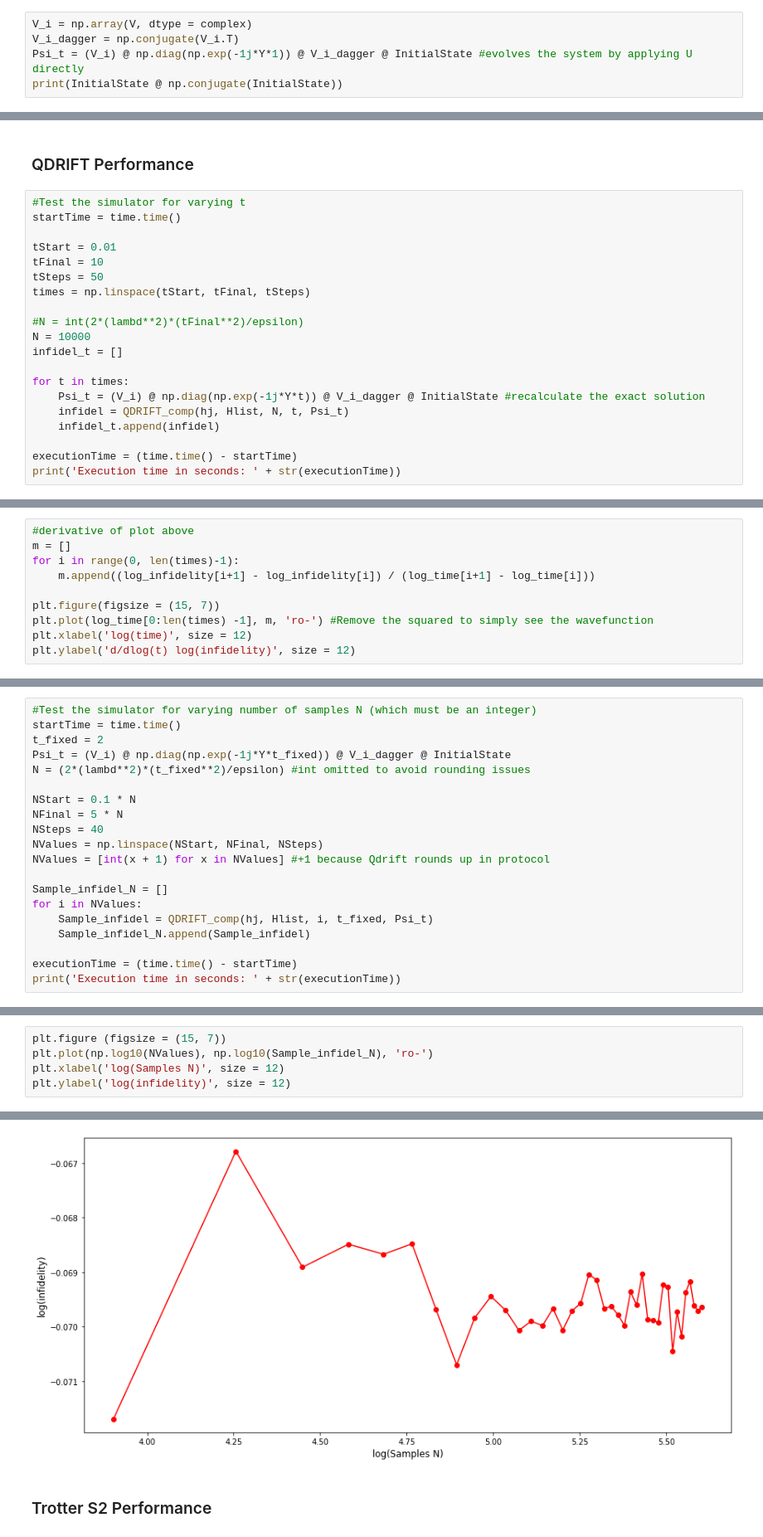
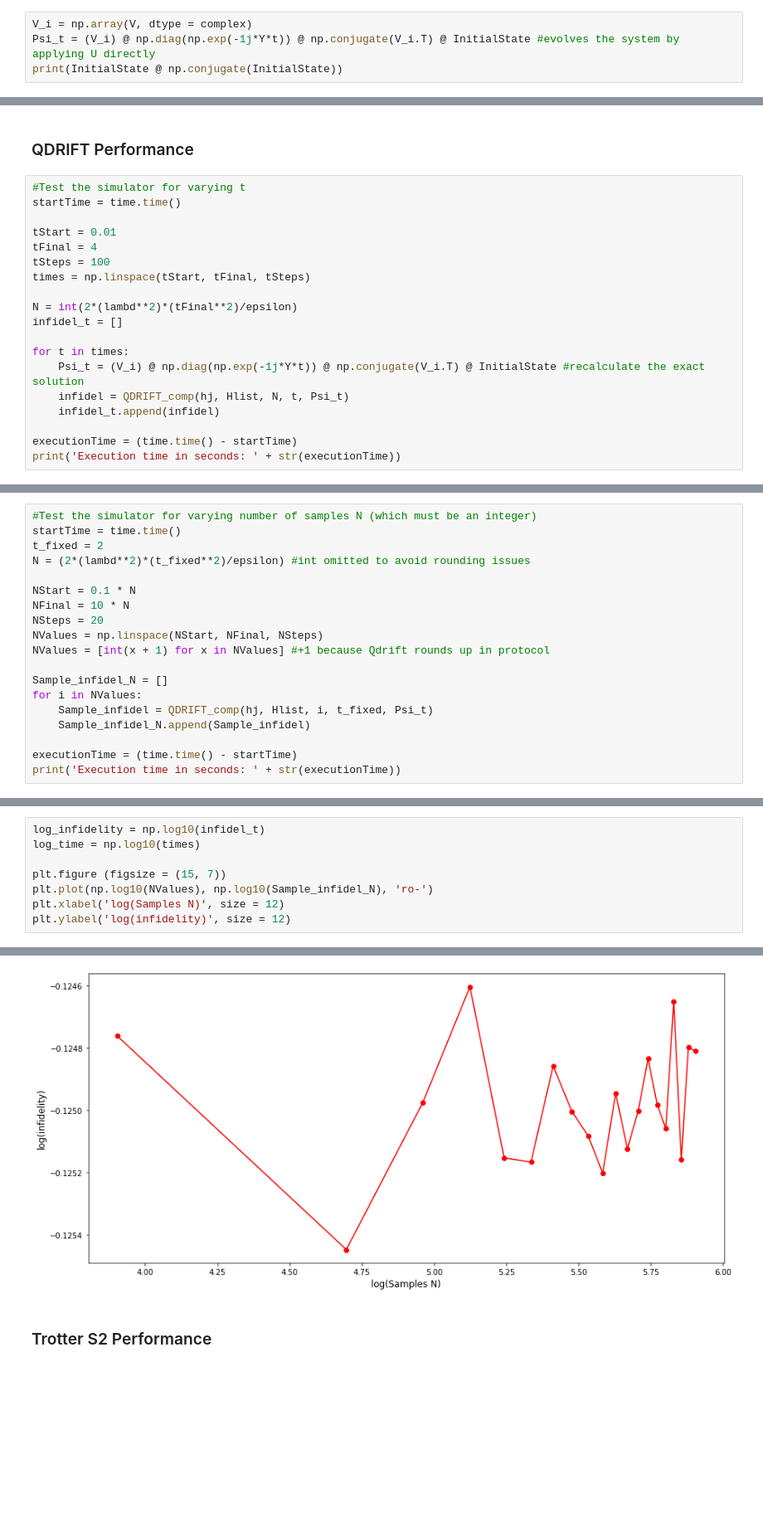
Before and after one commit to mattp97/Trotter-Qdrift-Simulation, a Jupyter notebook: Hybridized Simulation Jellium.ipynb, the cells around one changed output, grey strips where cells are left out. Shown at 83% size. Cells and saved outputs as stored; diff of their text form; blank space fills up the shorter version.

```diff
--- a/Hybridized Simulation Jellium.ipynb
+++ b/Hybridized Simulation Jellium.ipynb
@@ -235,7 +225,6 @@ print(Y)
 # %%
 V_i = np.array(V, dtype = complex)
-V_i_dagger = np.conjugate(V_i.T)
-Psi_t = (V_i) @ np.diag(np.exp(-1j*Y*1)) @ V_i_dagger @ InitialState #evolves the system by applying U directly
+Psi_t = (V_i) @ np.diag(np.exp(-1j*Y*t)) @ np.conjugate(V_i.T) @ InitialState #evolves the system by applying U directly
 print(InitialState @ np.conjugate(InitialState))
 # %% [output]
 0.9999999999999998
@@ -246,16 +243,15 @@ print(InitialState @ np.conjugate(InitialState))
 startTime = time.time()
 
 tStart = 0.01
-tFinal = 10
-tSteps = 50
+tFinal = 4
+tSteps = 100
 times = np.linspace(tStart, tFinal, tSteps)
 
-#N = int(2*(lambd**2)*(tFinal**2)/epsilon)
-N = 10000
+N = int(2*(lambd**2)*(tFinal**2)/epsilon)
 infidel_t = []
 
 for t in times:
-    Psi_t = (V_i) @ np.diag(np.exp(-1j*Y*t)) @ V_i_dagger @ InitialState #recalculate the exact solution
+    Psi_t = (V_i) @ np.diag(np.exp(-1j*Y*t)) @ np.conjugate(V_i.T) @ InitialState #recalculate the exact solution
     infidel = QDRIFT_comp(hj, Hlist, N, t, Psi_t)
     infidel_t.append(infidel)
 
@@ -280,10 +274,0 @@ Text(0, 0.5, 'log(infidelity)')
-# %%
-#derivative of plot above
-m = []
-for i in range(0, len(times)-1):
-    m.append((log_infidelity[i+1] - log_infidelity[i]) / (log_time[i+1] - log_time[i]))
-
-plt.figure(figsize = (15, 7))
-plt.plot(log_time[0:len(times) -1], m, 'ro-') #Remove the squared to simply see the wavefunction
-plt.xlabel('log(time)', size = 12)
-plt.ylabel('d/dlog(t) log(infidelity)', size = 12)
@@ -294,12 +276,11 @@ Text(0, 0.5, 'd/dlog(t) log(infidelity)')
 #Test the simulator for varying number of samples N (which must be an integer)
 startTime = time.time()
 t_fixed = 2
-Psi_t = (V_i) @ np.diag(np.exp(-1j*Y*t_fixed)) @ V_i_dagger @ InitialState
 N = (2*(lambd**2)*(t_fixed**2)/epsilon) #int omitted to avoid rounding issues
 
 NStart = 0.1 * N
-NFinal = 5 * N
-NSteps = 40
+NFinal = 10 * N
+NSteps = 20
 NValues = np.linspace(NStart, NFinal, NSteps)
 NValues = [int(x + 1) for x in NValues] #+1 because Qdrift rounds up in protocol
 
@@ -315,11 +296,14 @@ Execution time in seconds: 101.154776096344
 # %%
+log_infidelity = np.log10(infidel_t)
+log_time = np.log10(times)
+
 plt.figure (figsize = (15, 7))
 plt.plot(np.log10(NValues), np.log10(Sample_infidel_N), 'ro-')
 plt.xlabel('log(Samples N)', size = 12)
 plt.ylabel('log(infidelity)', size = 12)
 # %% [output]
 Text(0, 0.5, 'log(infidelity)')
-[figure, old version]
+[figure, new version]
 # %% [markdown]
 ### Trotter S2 Performance
 # %%
```
Also changed, not shown: parts of 33 cells of this notebook.
